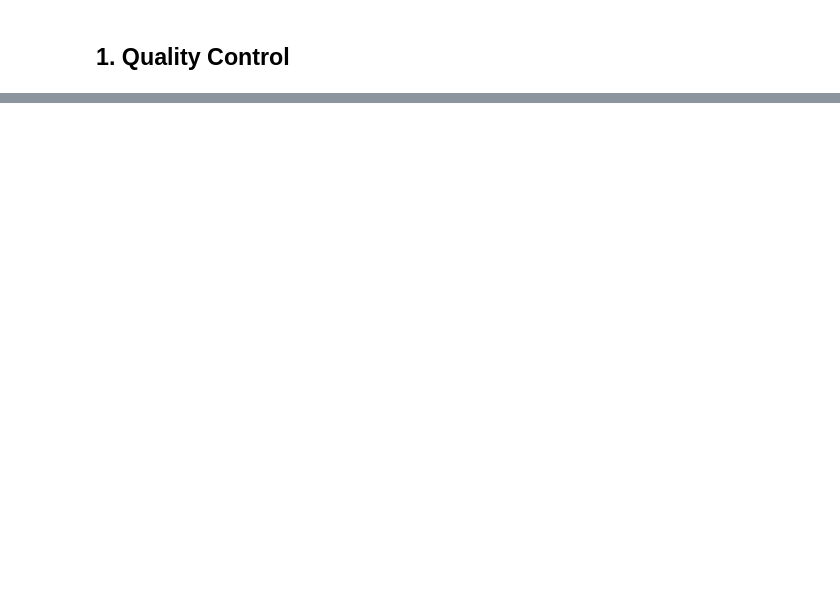
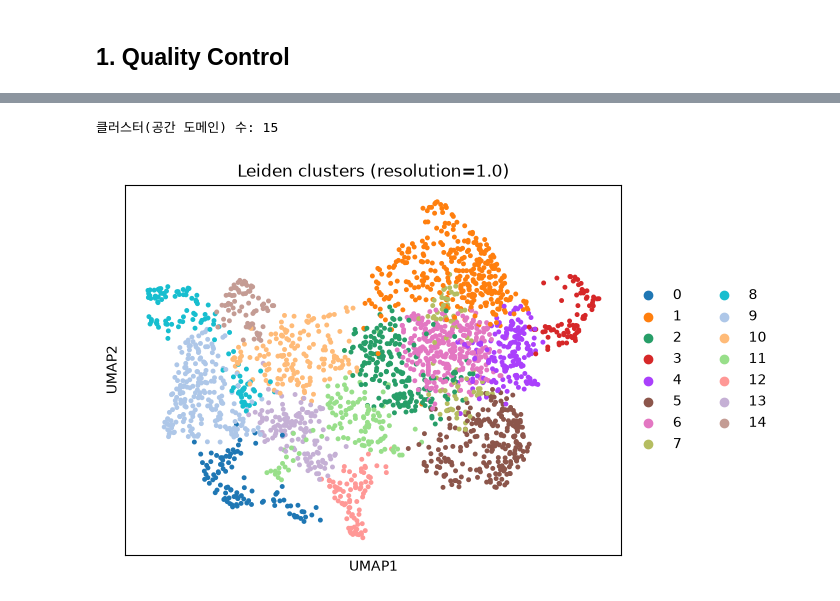
Before and after one commit to wooCuler/Spatial-TME-Toolkit, a Jupyter notebook: notebooks/visium_analysis.ipynb, the cells around one changed output, grey strips where cells are left out. Drawn from its saved outputs; the diff is of its cells as text; code cells hidden in the pictures; blank space fills up the shorter version.

```diff
--- a/notebooks/visium_analysis.ipynb
+++ b/notebooks/visium_analysis.ipynb
@@ -53,0 +183,17 @@ Visium은 spot당 다세포 혼합이므로, deconvolution 결과 또는 dominan
+# %%
+# Leiden 클러스터링 resolution. 값이 클수록 도메인이 더 세분화된다.
+# 공간 도메인이 너무 잘게 쪼개지면 낮추고, 너무 뭉뚱그려지면 높인다.
+LEIDEN_RES = 1.0
+
+# flavor="igraph", n_iterations=2, directed=False는 scanpy가 권장하는 최신 설정
+# (기존 기본값 flavor="leidenalg"는 향후 deprecated 예정)
+sc.tl.leiden(
+    adata,
+    resolution=LEIDEN_RES,
+    flavor="igraph",
+    n_iterations=2,
+    directed=False,
+)
+print(f"클러스터(공간 도메인) 수: {adata.obs['leiden'].nunique()}")
+# %% [output]
+클러스터(공간 도메인) 수: 15
@@ -53,0 +203,5 @@ Visium은 spot당 다세포 혼합이므로, deconvolution 결과 또는 dominan
+# %%
+# UMAP에 leiden 클러스터를 색칠하여 클러스터 분리도 확인
+sc.pl.umap(adata, color="leiden", title=f"Leiden clusters (resolution={LEIDEN_RES})")
+# %% [output]
+[figure, added]
```
Also changed, not shown: parts of 36 cells of this notebook.
